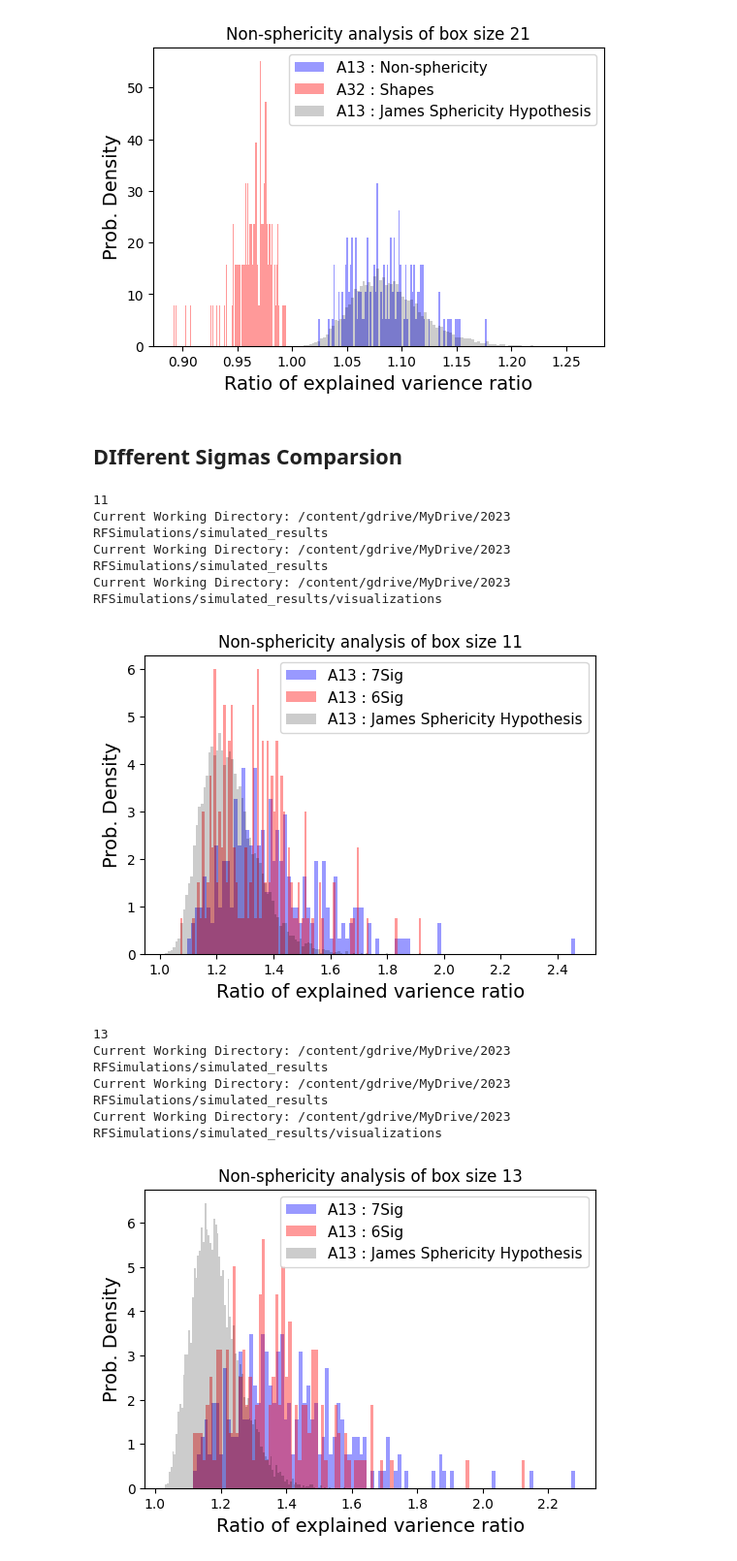
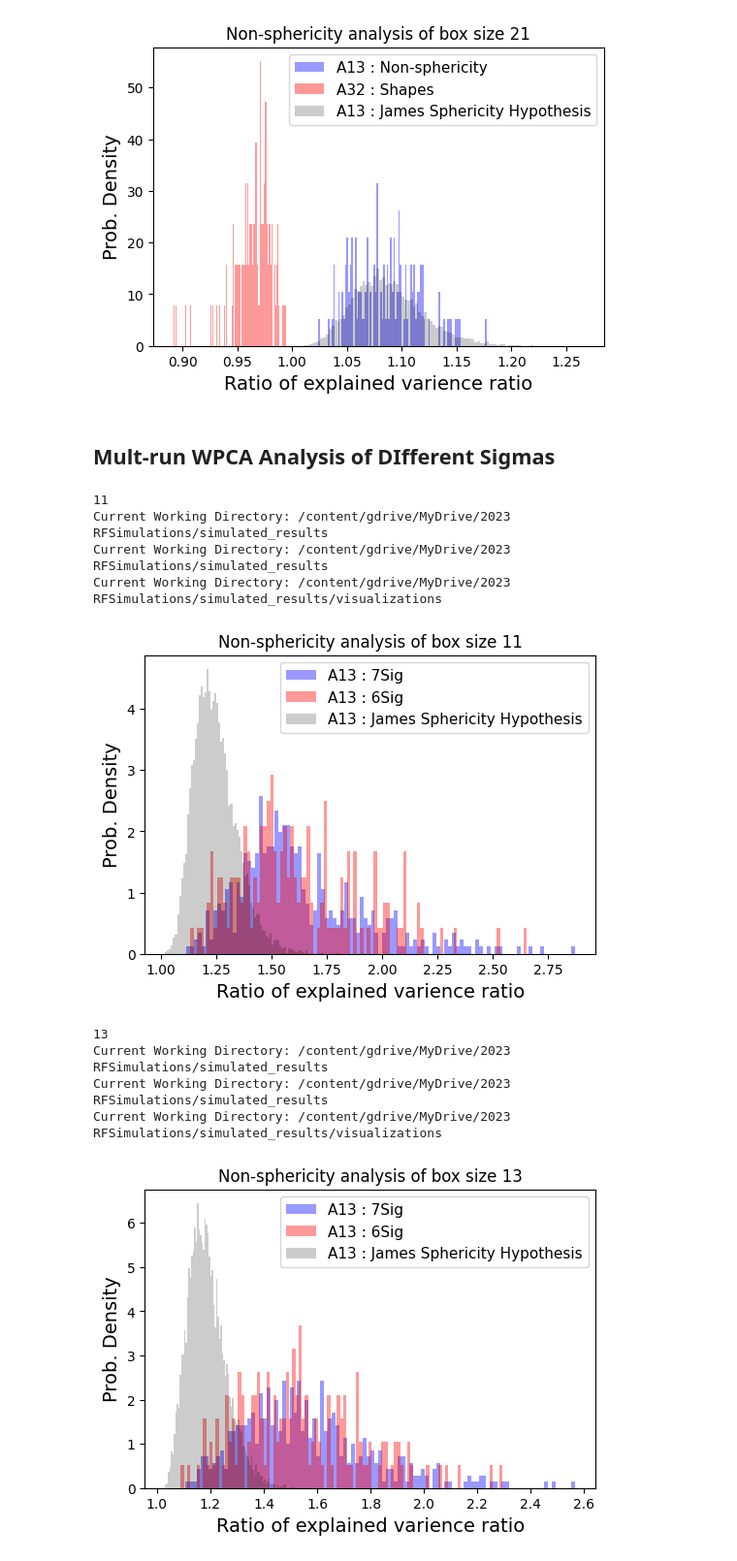
Before and after one commit to khchoi-physik/pbh_simulations, a Jupyter notebook: wpca_analysis_smaller_box.ipynb, the cells around one changed output. Shown at 97% size. Cells and saved outputs as stored; diff of their text form; code cells hidden in the pictures.

Commit message:
using k_power = 2, relocating the save files, provide structures to the code

```diff
--- a/wpca_analysis_smaller_box.ipynb
+++ b/wpca_analysis_smaller_box.ipynb
@@ -201,4 +203,4 @@ Current Working Directory: /content/gdrive/MyDrive/2023 RFSimulations/simulated_
 Current Working Directory: /content/gdrive/MyDrive/2023 RFSimulations/simulated_results
 [figure]
 # %% [markdown]
-## DIfferent Sigmas Comparsion
+## Mult-run WPCA Analysis of DIfferent Sigmas
@@ -205,9 +223,16 @@ Current Working Directory: /content/gdrive/MyDrive/2023 RFSimulations/simulated_
+# %%
+k_power = 2
+bl= 32
+l = 7
+lx, ly, lz = l,l,l
+pixel = 2**9
+z_pixel = pixel
+g_sigma = 7
+
+l_list = [5,6,7,8,9,10]
+#l_list = [5,9]
+s_list = [6,7]
 # %%
-l_list = [5,6,7,8,9,10]
-#l_list = [5,9]
-s_list = [6,7]
-
-
 for l in l_list:
     plt.figure(figsize=(6,4))
     lengths = int(2*l +1)
@@ -276,40 +301,40 @@ for l in l_list:
                 wpca_ev3 = wpca.explained_variance_ratio_[2]
                 WPCA13_list.append( wpca_ev1 / wpca_ev3 )
                 WPCA32_list.append( wpca_ev3 / wpca_ev2 )
 
                 #print(round(time.time()- st,2), f'{files}')
 
         if g_sigma == 7:
             plt.hist(WPCA13_list, bins=101, density =True, color= 'red', alpha = 0.4);
         if g_sigma == 6:
             plt.hist(WPCA13_list, bins=101, density =True, color= 'blue', alpha = 0.4);
 
 
     plt.hist(white_noise_samples, bins=101, density =True, color= 'black', alpha = 0.2);
     plt.legend(['A13 : 7Sig',
                 'A13 : 6Sig',
                 'A13 : James Sphericity Hypothesis'], fontsize =11)
     plt.xlabel(f'Ratio of explained varience ratio', fontsize =14)
     plt.ylabel(f'Prob. Density', fontsize =14)
     plt.title(f'Non-sphericity analysis of box size {2*l +1}')
 
-    folder_path = f'/content/gdrive/MyDrive/2023 RFSimulations/simulated_results/visualizations'
+    folder_path = f'/content/gdrive/MyDrive/2023 RFSimulations/simulated_results/visualizations/k_{k_power}'
     os.chdir(folder_path)
     print("Current Working Directory:", os.getcwd() )
     g_sigma=7
     plt.savefig(f'Non_Sphericity_k_{k_power}_l_{l}_diffs', bbox_inches='tight', pad_inches=0)
     plt.show()
 # %% [output]
 11
 Current Working Directory: /content/gdrive/MyDrive/2023 RFSimulations/simulated_results
 Current Working Directory: /content/gdrive/MyDrive/2023 RFSimulations/simulated_results
 Current Working Directory: /content/gdrive/MyDrive/2023 RFSimulations/simulated_results/visualizations
-[figure, old version]
+[figure, new version]
 13
 Current Working Directory: /content/gdrive/MyDrive/2023 RFSimulations/simulated_results
 Current Working Directory: /content/gdrive/MyDrive/2023 RFSimulations/simulated_results
 Current Working Directory: /content/gdrive/MyDrive/2023 RFSimulations/simulated_results/visualizations
-[figure, old version]
+[figure, new version]
 15
 Current Working Directory: /content/gdrive/MyDrive/2023 RFSimulations/simulated_results
 Current Working Directory: /content/gdrive/MyDrive/2023 RFSimulations/simulated_results
```
Also changed, not shown: parts of 10 cells of this notebook.
